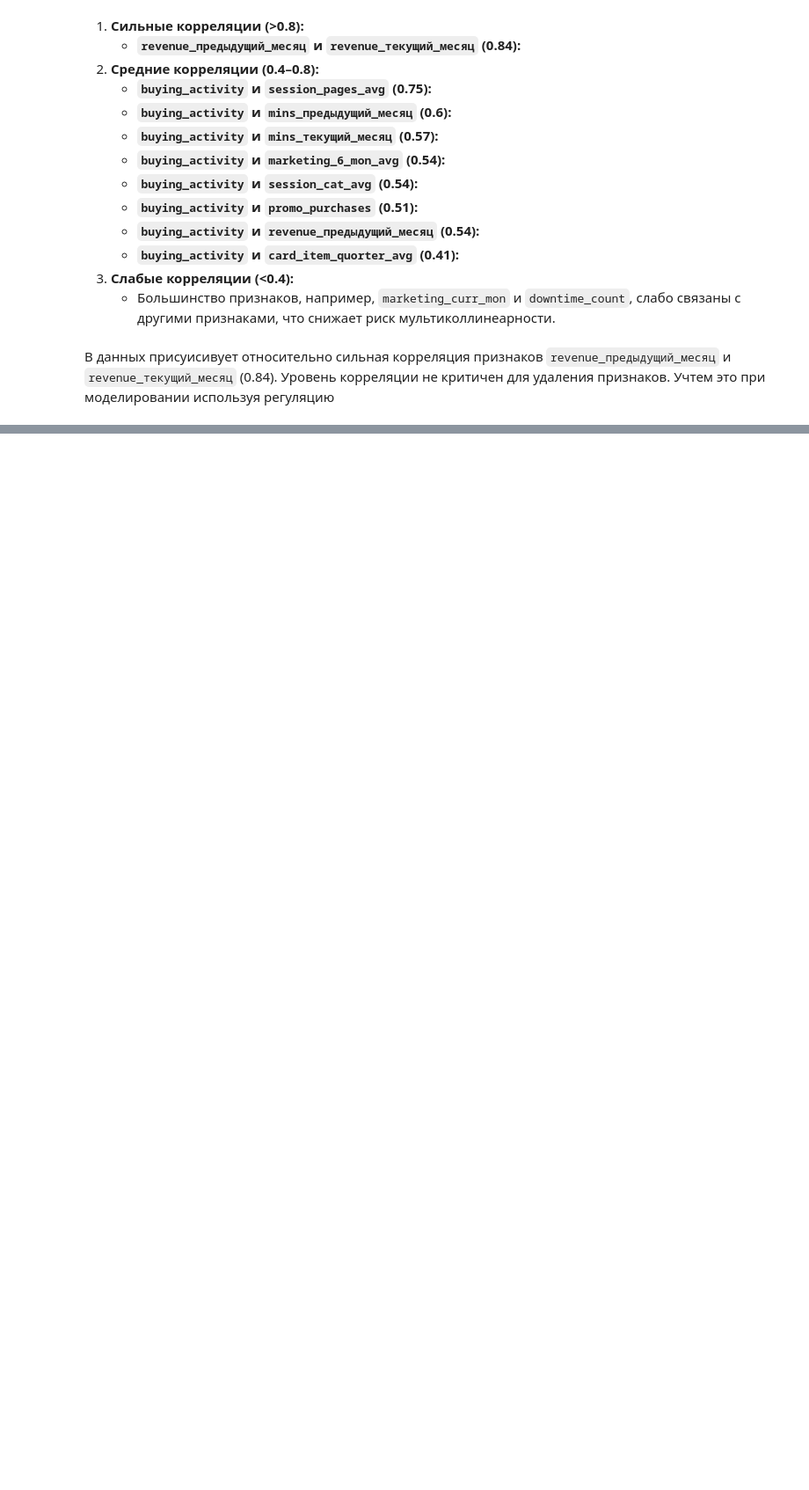
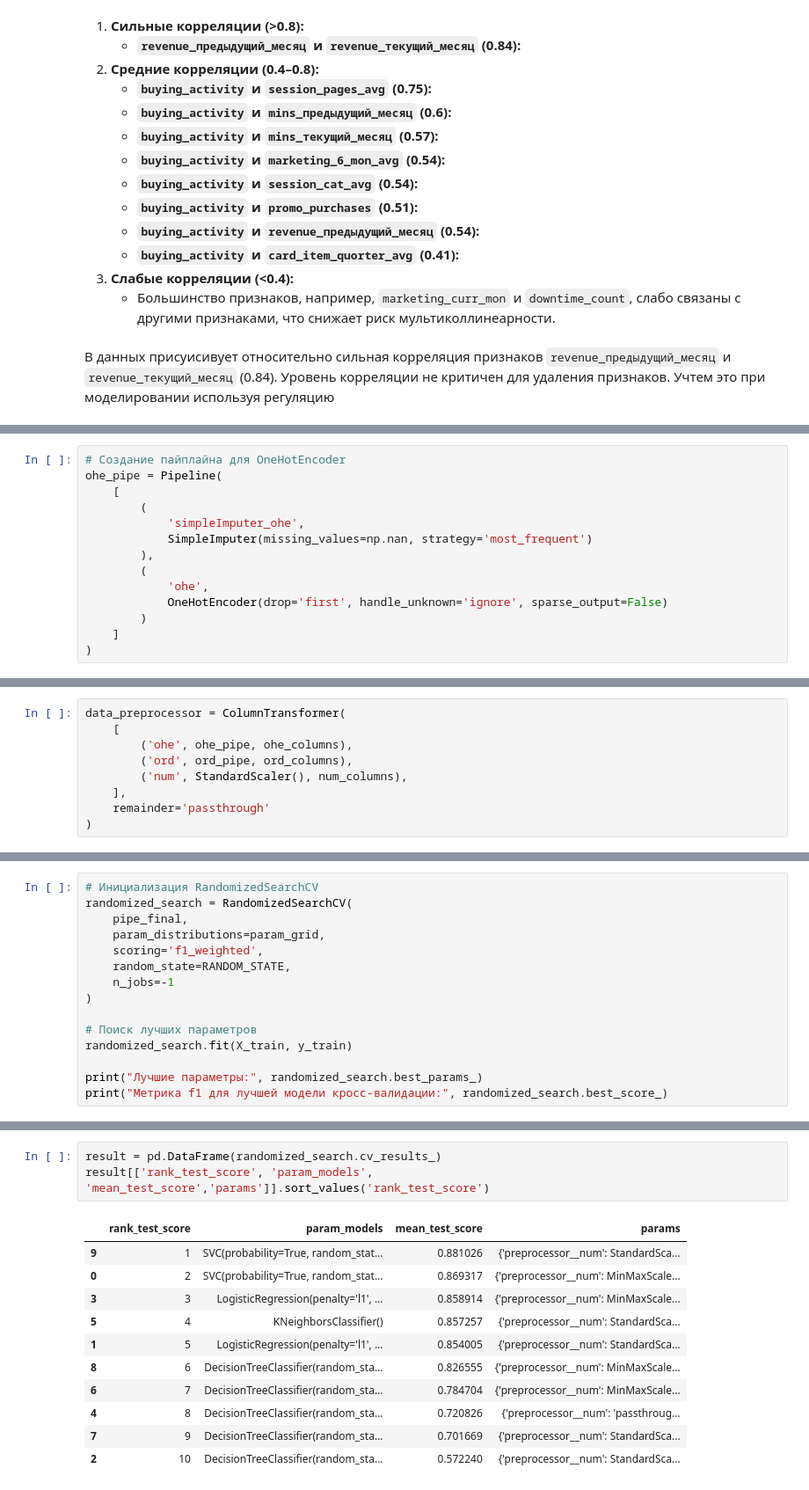
Before and after one commit to arina-fedorova/DataAnalysis, a Jupyter notebook: RU/Анализ поведения покупателей и разработка стратегии повышения активности клиентов/Activity_improvement_strategy.ipynb, the cells around one changed output, grey strips where cells are left out. Shown at 88% size. Saved outputs shown, nothing was run; the diff lists cells and outputs as text; blank space fills up the shorter version.

```diff
--- a/RU/Анализ поведения покупателей и разработка стратегии повышения активности клиентов/Activity_improvement_strategy.ipynb
+++ b/RU/Анализ поведения покупателей и разработка стратегии повышения активности клиентов/Activity_improvement_strategy.ipynb
@@ -1134,0 +1177,14 @@ plt.show()
+# %%
+# Создание пайплайна для OneHotEncoder
+ohe_pipe = Pipeline(
+    [
+        (
+            'simpleImputer_ohe',
+            SimpleImputer(missing_values=np.nan, strategy='most_frequent')
+        ),
+        (
+            'ohe',
+            OneHotEncoder(drop='first', handle_unknown='ignore', sparse_output=False)
+        )
+    ]
+)
@@ -1134,0 +1217,9 @@ plt.show()
+# %%
+data_preprocessor = ColumnTransformer(
+    [
+        ('ohe', ohe_pipe, ohe_columns),
+        ('ord', ord_pipe, ord_columns),
+        ('num', StandardScaler(), num_columns),
+    ],
+    remainder='passthrough'
+)
@@ -1134,0 +1273,15 @@ plt.show()
+# %%
+# Инициализация RandomizedSearchCV
+randomized_search = RandomizedSearchCV(
+    pipe_final,
+    param_distributions=param_grid,
+    scoring='f1_weighted',
+    random_state=RANDOM_STATE,
+    n_jobs=-1
+)
+
+# Поиск лучших параметров
+randomized_search.fit(X_train, y_train)
+
+print("Лучшие параметры:", randomized_search.best_params_)
+print("Метрика f1 для лучшей модели кросс-валидации:", randomized_search.best_score_)
@@ -1134,0 +1297,15 @@ plt.show()
+# %%
+result = pd.DataFrame(randomized_search.cv_results_)
+result[['rank_test_score', 'param_models', 'mean_test_score','params']].sort_values('rank_test_score')
+# %% [output]
+|  | rank_test_score | param_models | mean_test_score | params |
+| 9 | 1 | SVC(probability=True, random_stat... | 0.881026 | {'preprocessor__num': StandardSca... |
+| 0 | 2 | SVC(probability=True, random_stat... | 0.869317 | {'preprocessor__num': MinMaxScale... |
+| 3 | 3 | LogisticRegression(penalty='l1', ... | 0.858914 | {'preprocessor__num': MinMaxScale... |
+| 5 | 4 | KNeighborsClassifier() | 0.857257 | {'preprocessor__num': StandardSca... |
+| 1 | 5 | LogisticRegression(penalty='l1', ... | 0.854005 | {'preprocessor__num': StandardSca... |
+| 8 | 6 | DecisionTreeClassifier(random_sta... | 0.826555 | {'preprocessor__num': MinMaxScale... |
+| 6 | 7 | DecisionTreeClassifier(random_sta... | 0.784704 | {'preprocessor__num': MinMaxScale... |
+| 4 | 8 | DecisionTreeClassifier(random_sta... | 0.720826 | {'preprocessor__num': 'passthroug... |
+| 7 | 9 | DecisionTreeClassifier(random_sta... | 0.701669 | {'preprocessor__num': StandardSca... |
+| 2 | 10 | DecisionTreeClassifier(random_sta... | 0.572240 | {'preprocessor__num': StandardSca... |
```
Also changed, not shown: parts of 27 cells of this notebook.
